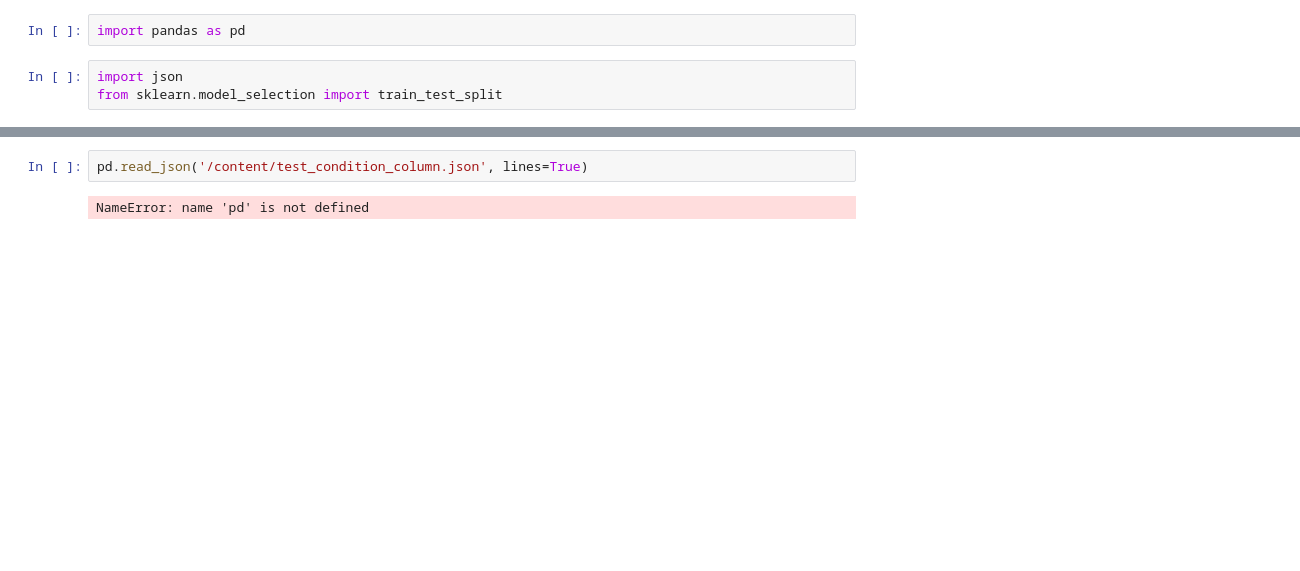
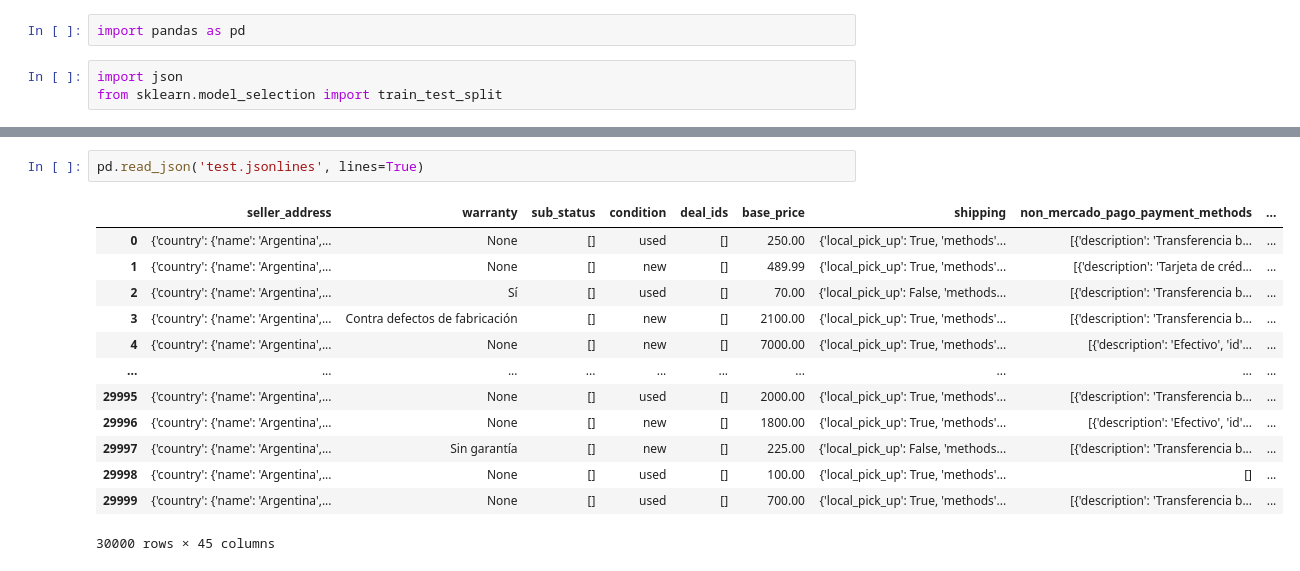
Before and after one commit to LCaravaggio/Cosas_Sueltas, a Jupyter notebook: Partir_base_json.ipynb, the cells around one changed output, grey strips where cells are left out. Drawn from its saved outputs; the diff is of its cells as text; blank space fills up the shorter version.

```diff
--- a/Partir_base_json.ipynb
+++ b/Partir_base_json.ipynb
@@ -72,4 +60,16 @@ print("Columna 'Usage' agregada y archivo guardado como 'test_condition_column.c
 # %%
-pd.read_json('/content/test_condition_column.json', lines=True)
+pd.read_json('test.jsonlines', lines=True)
 # %% [output]
+|  | seller_address | warranty | sub_status | condition | deal_ids | base_price | shipping | non_mercado_pago_payment_methods | ... |
+| 0 | {'country': {'name': 'Argentina',... | None | [] | used | [] | 250.00 | {'local_pick_up': True, 'methods'... | [{'description': 'Transferencia b... | ... |
+| 1 | {'country': {'name': 'Argentina',... | None | [] | new | [] | 489.99 | {'local_pick_up': True, 'methods'... | [{'description': 'Tarjeta de créd... | ... |
+| 2 | {'country': {'name': 'Argentina',... | Sí | [] | used | [] | 70.00 | {'local_pick_up': False, 'methods... | [{'description': 'Transferencia b... | ... |
+| 3 | {'country': {'name': 'Argentina',... | Contra defectos de fabricación | [] | new | [] | 2100.00 | {'local_pick_up': True, 'methods'... | [{'description': 'Transferencia b... | ... |
+| 4 | {'country': {'name': 'Argentina',... | None | [] | new | [] | 7000.00 | {'local_pick_up': True, 'methods'... | [{'description': 'Efectivo', 'id'... | ... |
+| ... | ... | ... | ... | ... | ... | ... | ... | ... | ... |
+| 29995 | {'country': {'name': 'Argentina',... | None | [] | used | [] | 2000.00 | {'local_pick_up': True, 'methods'... | [{'description': 'Transferencia b... | ... |
+| 29996 | {'country': {'name': 'Argentina',... | None | [] | new | [] | 1800.00 | {'local_pick_up': True, 'methods'... | [{'description': 'Efectivo', 'id'... | ... |
+| 29997 | {'country': {'name': 'Argentina',... | Sin garantía | [] | new | [] | 225.00 | {'local_pick_up': False, 'methods... | [{'description': 'Transferencia b... | ... |
+| 29998 | {'country': {'name': 'Argentina',... | None | [] | used | [] | 100.00 | {'local_pick_up': True, 'methods'... | [] | ... |
+| 29999 | {'country': {'name': 'Argentina',... | None | [] | used | [] | 700.00 | {'local_pick_up': True, 'methods'... | [{'description': 'Transferencia b... | ... |
-NameError: name 'pd' is not defined
+30000 rows × 45 columns
```
Also changed, not shown: parts of 4 cells of this notebook.
